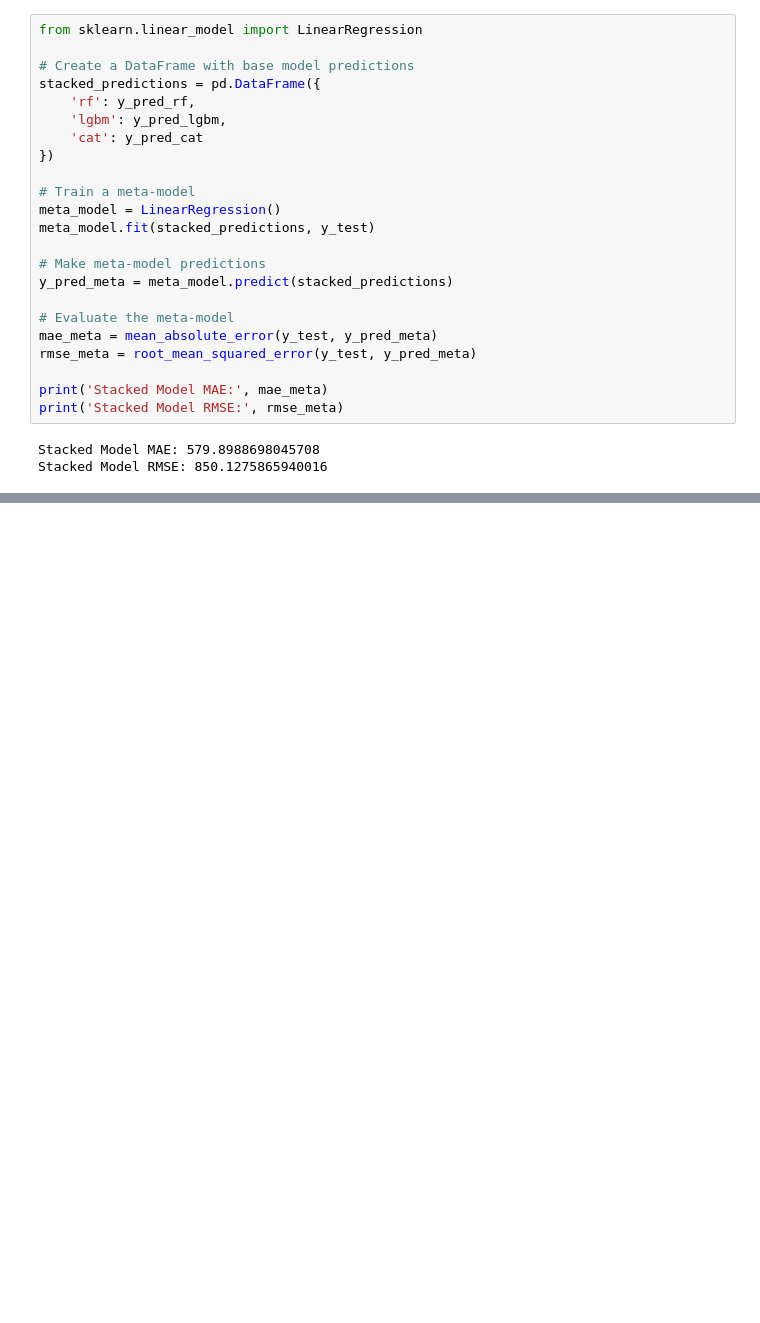
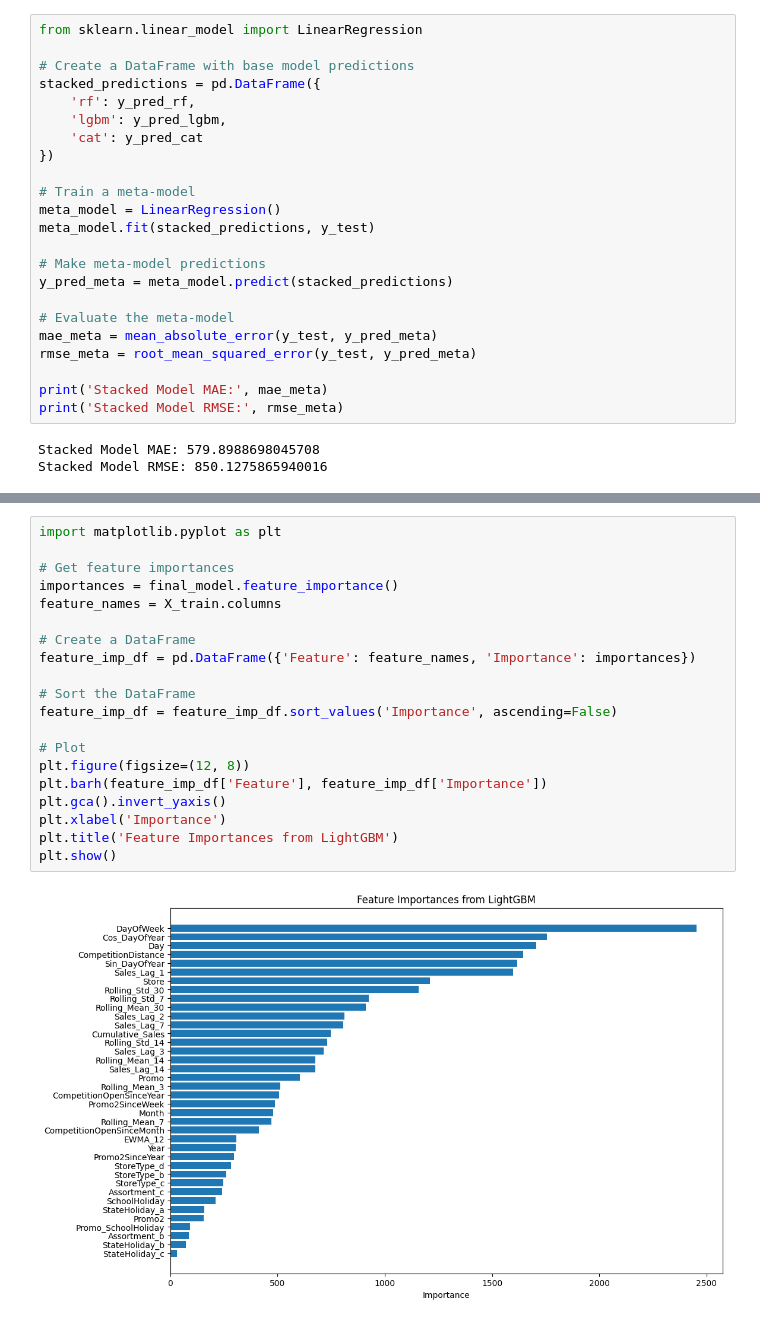
Before and after one commit to oscar-chj/retailiq, a Jupyter notebook: notebooks/eda.ipynb, the cells around one changed output, grey strips where cells are left out. Cells and saved outputs as stored; diff of their text form; blank space fills up the shorter version.

```diff
--- a/notebooks/eda.ipynb
+++ b/notebooks/eda.ipynb
@@ -1010,0 +1035,22 @@ LSTM RMSE: 1330.8604173026
+# %%
+import matplotlib.pyplot as plt
+
+# Get feature importances
+importances = final_model.feature_importance()
+feature_names = X_train.columns
+
+# Create a DataFrame
+feature_imp_df = pd.DataFrame({'Feature': feature_names, 'Importance': importances})
+
+# Sort the DataFrame
+feature_imp_df = feature_imp_df.sort_values('Importance', ascending=False)
+
+# Plot
+plt.figure(figsize=(12, 8))
+plt.barh(feature_imp_df['Feature'], feature_imp_df['Importance'])
+plt.gca().invert_yaxis()
+plt.xlabel('Importance')
+plt.title('Feature Importances from LightGBM')
+plt.show()
+# %% [output]
+[figure, added]
```
Also changed, not shown: parts of 5 cells of this notebook.
